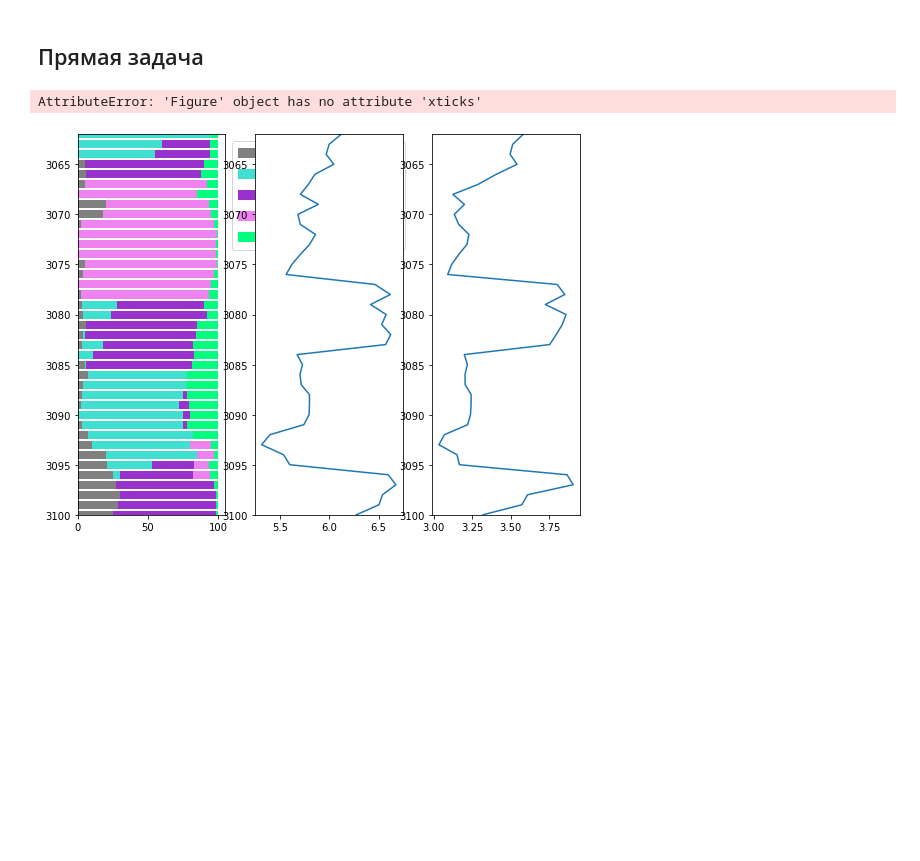
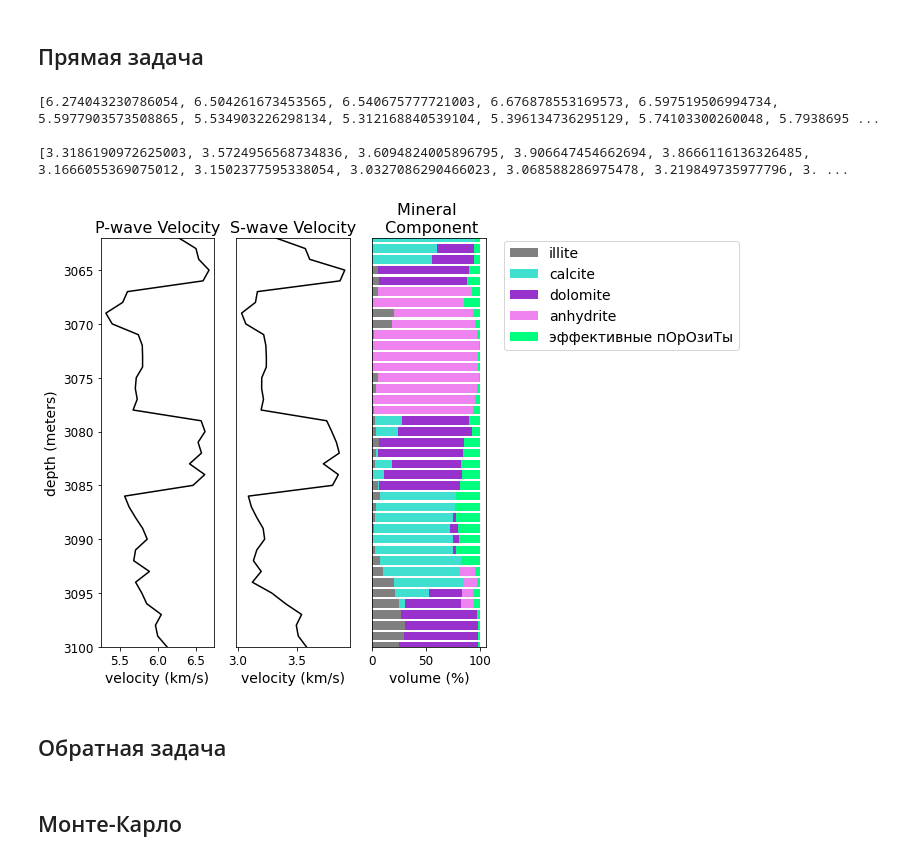
Before and after one commit to vdvorian/gradientDescent, a Jupyter notebook: artificial_well.ipynb, the cells around one changed output. Saved outputs shown, nothing was run; the diff lists cells and outputs as text; code cells hidden in the pictures; blank space fills up the shorter version.

```diff
--- a/artificial_well.ipynb
+++ b/artificial_well.ipynb
@@ -632,38 +636,49 @@ def get_velocities_in_well(do_forward_problem, cal_prop, dol_prop, anh_prop, ill
         well_vp.append(vp_sample)
         well_vs.append(vs_sample)
 
-    return all_vp, all_vs
+    return well_vp, well_vs
 # %%
 all_vp, all_vs = get_velocities_in_well(do_forward_problem, cal_prop, dol_prop, anh_prop, ill_prop, por_prop)
 
+print(all_vp)
+print()
+print(all_vs)
+
 well_vp = np.flip(np.array(all_vp))
 well_vs = np.flip(np.array(all_vs))
+# %% [output]
+[6.274043230786054, 6.504261673453565, 6.540675777721003, 6.676878553169573, 6.597519506994734, 5.5977903573508865, 5.534903226298134, 5.312168840539104, 5.396134736295129, 5.74103300260048, 5.7938695 ...
+
+[3.3186190972625003, 3.5724956568734836, 3.6094824005896795, 3.906647454662694, 3.8666116136326485, 3.1666055369075012, 3.1502377595338054, 3.0327086290466023, 3.068588286975478, 3.219849735977796, 3. ...
 # %%
-fig, axes = plt.subplots(nrows=1, ncols=3, figsize=(9, 7))
-#fig.suptitle(title, fontsize = 20)
+fig, axes = plt.subplots(nrows=1, ncols=3, figsize=(10, 7))
 
-axes[0].barh(depth, ill, color = 'grey')
-axes[0].barh(depth, cal, color = turquoise, left = ill)
-axes[0].barh(depth, dol, color = dark_violet, left = cal + ill)
-axes[0].barh(depth, anh, color = violet, left = dol + cal + ill)
-axes[0].barh(depth, por, color = spring_green, left = anh + dol + cal + ill)
+axes[2].barh(depth, ill, color = 'grey')
+axes[2].barh(depth, cal, color = turquoise, left = ill)
+axes[2].barh(depth, dol, color = dark_violet, left = cal + ill)
+axes[2].barh(depth, anh, color = violet, left = dol + cal + ill)
+axes[2].barh(depth, por, color = spring_green, left = anh + dol + cal + ill)
+axes[2].set_ylim(bottom = max(depth), top = min(depth))
+axes[2].legend(['illite', 'calcite', 'dolomite', 'anhydrite', 'эффективные пОрОзиТы'], fontsize = 14,
+               bbox_to_anchor=(1.1, 1.01))
+axes[2].yaxis.set_visible(False)
+axes[2].set_title('Mineral \n Component', fontsize = 16)
+axes[2].set_xlabel('volume (%)', fontsize = 14)
+
+axes[0].plot(well_vp, depth, c = 'k')
 axes[0].set_ylim(bottom = max(depth), top = min(depth))
-axes[0].legend(['illite', 'calcite', 'dolomite', 'anhydrite', 'effective porosity'], fontsize = 14, bbox_to_anchor=(1, 1))
+axes[0].set_title('P-wave Velocity', fontsize = 16)
+axes[0].set_xlabel('velocity (km/s)', fontsize = 14)
+axes[0].set_ylabel('depth (meters)', fontsize = 14)
 
-
-axes[1].plot(well_vp, depth)
+axes[1].plot(well_vs, depth, c = 'k')
 axes[1].set_ylim(bottom = max(depth), top = min(depth))
-
-axes[2].plot(well_vs, depth)
-axes[2].set_ylim(bottom = max(depth), top = min(depth))
-
-fig.xticks(fontsize = 12)
-fig.yticks(fontsize = 12)
-
-
+axes[1].yaxis.set_visible(False)
+axes[1].set_title('S-wave Velocity', fontsize = 16)
+axes[1].set_xlabel('velocity (km/s)', fontsize = 14)
 
 fig.tight_layout()
-fig.show()
 # %% [output]
-AttributeError: 'Figure' object has no attribute 'xticks'
-[figure, old version]
+[figure, new version]
+# %% [markdown]
+## Обратная задача
@@ -669,0 +772,2 @@ AttributeError: 'Figure' object has no attribute 'xticks'
+# %% [markdown]
+## Монте-Карло
```
Also changed, not shown: parts of 6 cells of this notebook.
